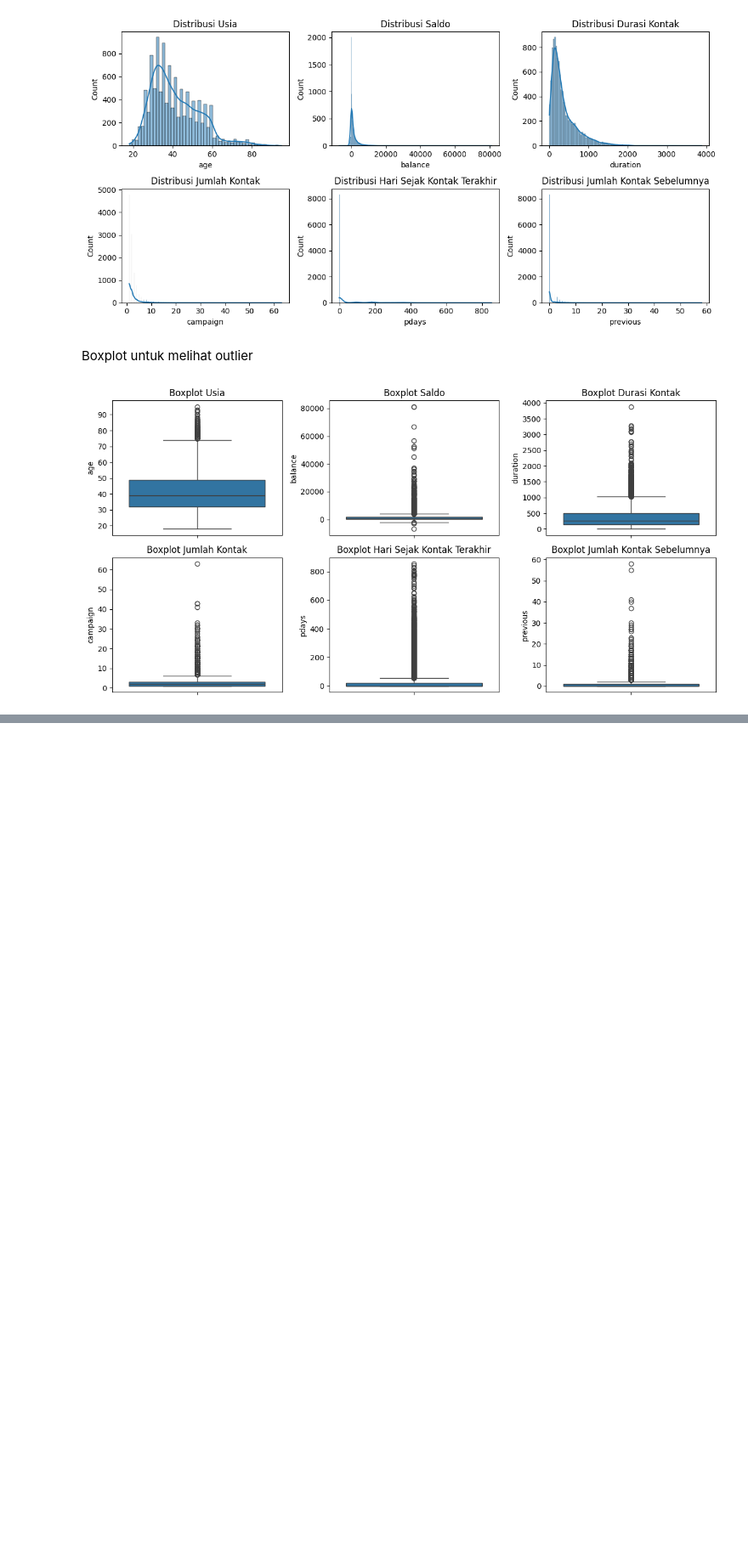
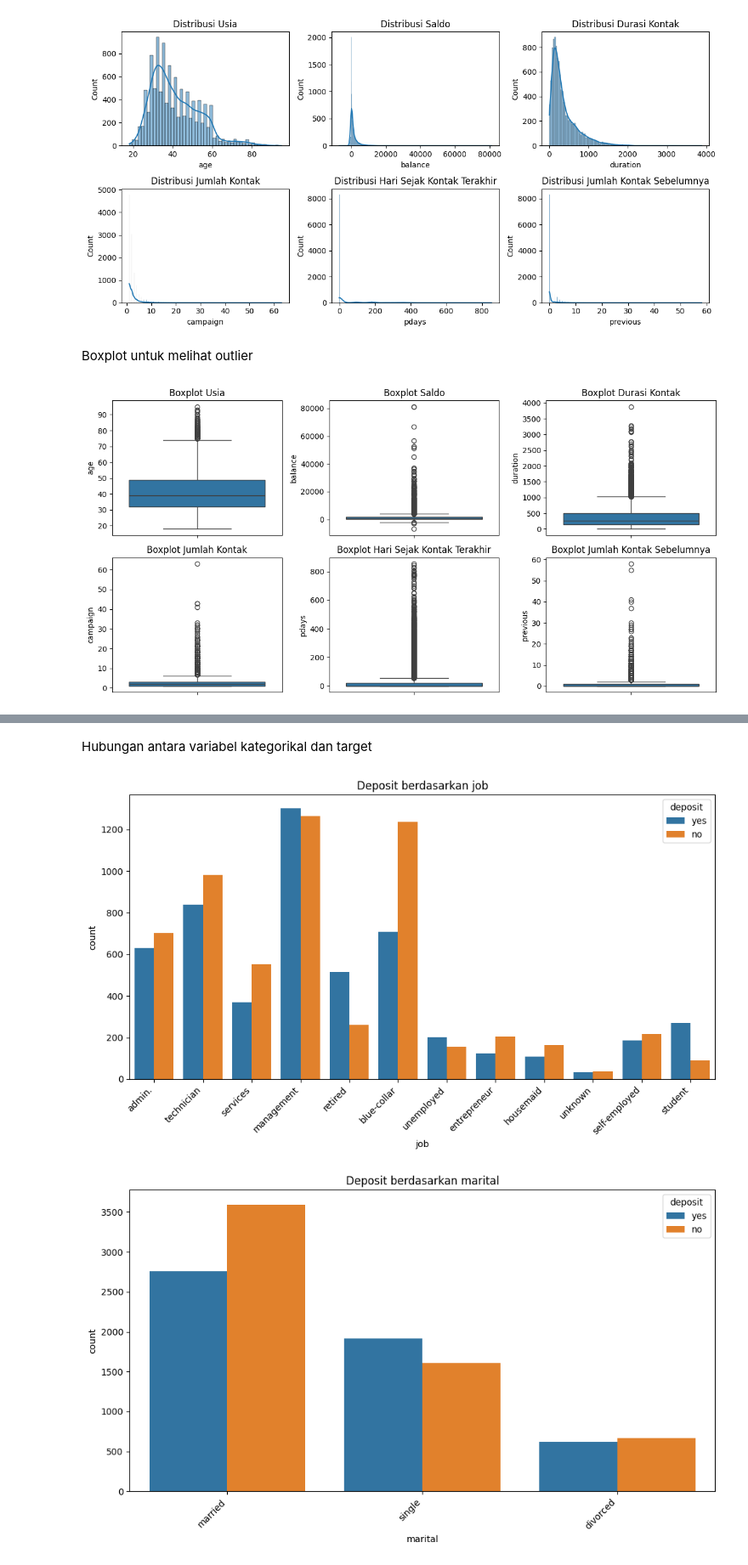
Before and after one commit to LatiefDataVisionary/data-management-and-data-infrastructure-college-task, a Jupyter notebook: Bank_Marketing_Campaign_.ipynb, the cells around one changed output, grey strips where cells are left out. Shown at 85% size. Drawn from its saved outputs; the diff is of its cells as text; code cells hidden in the pictures; blank space fills up the shorter version.

```diff
--- a/Bank_Marketing_Campaign_.ipynb
+++ b/Bank_Marketing_Campaign_.ipynb
@@ -179,0 +189,14 @@ plt.show()
+# %% [markdown]
+Hubungan antara variabel kategorikal dan target
+# %%
+categorical_cols_eda = ['job', 'marital', 'education', 'default', 'housing', 'loan', 'contact', 'month', 'poutcome'] # Kolom kategorikal sebelum di-encode
+for col in categorical_cols_eda:
+    plt.figure(figsize=(10, 6))
+    sns.countplot(x=data[col], hue=data['deposit'])
+    plt.title(f'Deposit berdasarkan {col}')
+    plt.xticks(rotation=45, ha='right')  # Rotasi label sumbu x agar tidak tumpang tindih
+    plt.tight_layout()
+    plt.show()
+# %% [output]
+[figure, added]
+[figure, added]
```
Also changed, not shown: parts of 17 cells of this notebook.
